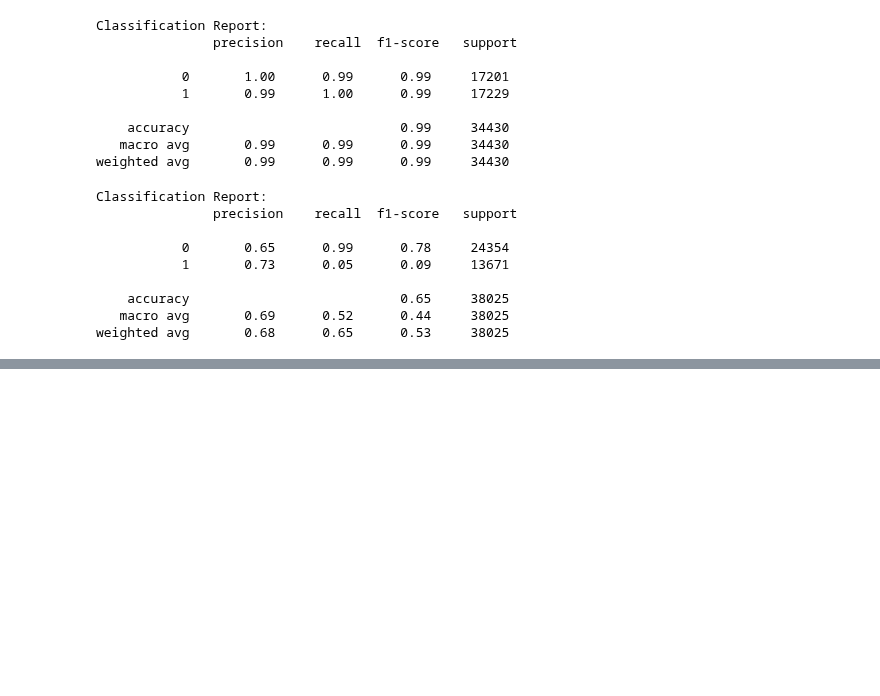
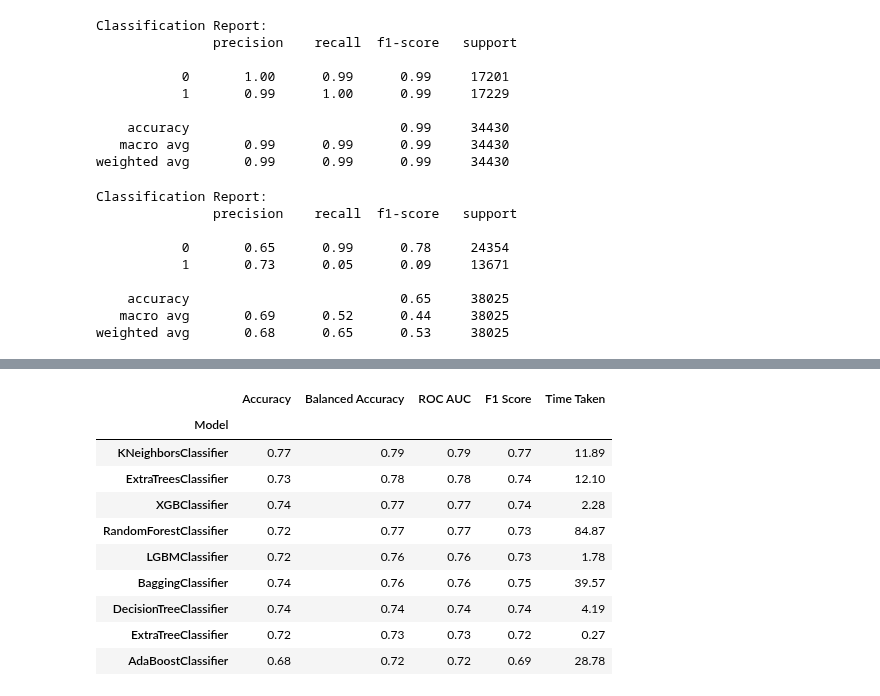
Before and after one commit to Rithuh/Graph-Based-Network-Anomaly-Detection, a Jupyter notebook: GAT-KNN.ipynb, the cells around one changed output, grey strips where cells are left out. Cells and saved outputs as stored; diff of their text form; code cells hidden in the pictures; blank space fills up the shorter version.

```diff
--- a/GAT-KNN.ipynb
+++ b/GAT-KNN.ipynb
@@ -85,13 +85,14 @@ Name: count, dtype: int64
 # %% [markdown]
 Use stcpb, dtcpb to substitute the unavailablity of ip port
 # %%
-autraindrop = ['ï»¿id', 'rate', 'sloss', 'dloss','trans_depth','tcprtt','ct_srv_src','ct_dst_ltm',
+audrop = ['ï»¿id', 'rate', 'sloss', 'dloss','trans_depth','tcprtt','ct_srv_src','ct_dst_ltm',
         'ct_src_dport_ltm', 'ct_dst_sport_ltm', 'ct_dst_src_ltm',
         'is_ftp_login', 'ct_ftp_cmd', 'ct_flw_http_mthd', 'ct_src_ltm',
         'ct_srv_dst', 'is_sm_ips_ports', 'attack_cat']
 
+audrop1 = ['ï»¿id', 'is_sm_ips_ports','attack_cat']
 
-autrain = autrain.drop(autraindrop, axis = 1)
+autrain = autrain.drop(audrop1, axis = 1)
 autrain.rename(columns={'dinpkt':'Dintpkt','djit':'Djit','dload':'Dload','dpkts':'Dpkts','label':'Label','sinpkt':'Sintpkt','sjit':'Sjit', 'sload':'Sload', 'spkts':'Spkts','dmean':'dmeansz','response_body_len':'res_bdy_len', 'smean':'smeansz'}, inplace=True)
 autrain = autrain[(autrain['proto']=='tcp') | (autrain['proto']=='udp') | (autrain['proto']=='ospf')]
 autrain = autrain[(autrain['service']=='ssh') | (autrain['service']=='ftp-data ')  | (autrain['service']=='ftp') | (autrain['service']=='-') | (autrain['service']=='dns') | (autrain['service']=='smtp') | (autrain['service']=='http') | (autrain['service']=='radius') | (autrain['service']=='pop3') ]
@@ -120,14 +121,16 @@ autrain['state'].replace("INT", 5, inplace = True)
 
 for column in autrain.columns:
         if column != 'Label':
-                col_mean = sum(autrain[column]) / len(autrain[column])
-                col_std = (sum((x - col_mean) ** 2 for x in autrain[column]) / len(autrain[column])) ** 0.5
-                autrain[column] = [(x - col_mean) / col_std for x in autrain[column]]
+                try:
+                        col_mean = sum(autrain[column]) / len(autrain[column])
+                        col_std = (sum((x - col_mean) ** 2 for x in autrain[column]) / len(autrain[column])) ** 0.5
+                        autrain[column] = [(x - col_mean) / col_std for x in autrain[column]]
+                except:
+                        print("Failing: ", column, type(column))
 
 
 autrain = autrain.drop_duplicates(['sttl', 'dttl', 'swin', 'dwin','stcpb','dtcpb'], keep = 'last')
 autrainAttributes = autrain.drop(['Label'], axis = 1)
-autrainAttributes = autrainAttributes[trainAttributes.columns]
 autrainLabel = autrain['Label']
 # %%
 print("Train Set:\n",autrain.Label.value_counts())
@@ -1027,7 +1138,7 @@ GraphSAGEedge_scores_test = GraphSAGEmodel1(x_test_tensor, edge_index_test_tenso
 num_nodes_autrain = len(autrainnodes)
 num_edges_autrain = len(autrain_tuples)
 num_node_features = 2
-num_edge_features = 20
+num_edge_features = 35
 hidden_channels = 8
 num_classes = 26
 
@@ -1153,0 +1271,23 @@ weighted avg       0.82      0.76      0.76     38025
+# %%
+# List of classifiers to include
+import sklearn
+import xgboost
+import lightgbm
+import sklearn.discriminant_analysis
+from lazypredict.Supervised import LazyClassifier
+
+classifiers = [
+    ('AdaBoostClassifier', sklearn.ensemble._weight_boosting.AdaBoostClassifier),
+    ('BaggingClassifier', sklearn.ensemble._bagging.BaggingClassifier),
+    ('DecisionTreeClassifier', sklearn.tree._classes.DecisionTreeClassifier),
+    ('ExtraTreeClassifier', sklearn.ensemble._forest.ExtraTreeClassifier),
+    ('ExtraTreesClassifier', sklearn.ensemble._forest.ExtraTreesClassifier),
+    ('KNeighborsClassifier',  sklearn.neighbors._classification.KNeighborsClassifier),
+    # ('NuSVC', sklearn.svm._classes.NuSVC),
+    ('RandomForestClassifier', sklearn.ensemble._forest.RandomForestClassifier),
+    # ('SVC', sklearn.svm._classes.SVC),
+    ('XGBClassifier', xgboost.sklearn.XGBClassifier),
+    ('LGBMClassifier', lightgbm.sklearn.LGBMClassifier)]
+clf = LazyClassifier(verbose=1,ignore_warnings=True, custom_metric=None,classifiers= classifiers, predictions=True)
+
+aumodels, aupredictions = clf.fit(auX_train, auX_test, autrainLabel, autestLabel)
@@ -1153,0 +1340,14 @@ weighted avg       0.82      0.76      0.76     38025
+# %%
+aumodels
+# %% [output]
+|  | Accuracy | Balanced Accuracy | ROC AUC | F1 Score | Time Taken |
+| Model |  |  |  |  |  |
+| KNeighborsClassifier | 0.77 | 0.79 | 0.79 | 0.77 | 11.89 |
+| ExtraTreesClassifier | 0.73 | 0.78 | 0.78 | 0.74 | 12.10 |
+| XGBClassifier | 0.74 | 0.77 | 0.77 | 0.74 | 2.28 |
+| RandomForestClassifier | 0.72 | 0.77 | 0.77 | 0.73 | 84.87 |
+| LGBMClassifier | 0.72 | 0.76 | 0.76 | 0.73 | 1.78 |
+| BaggingClassifier | 0.74 | 0.76 | 0.76 | 0.75 | 39.57 |
+| DecisionTreeClassifier | 0.74 | 0.74 | 0.74 | 0.74 | 4.19 |
+| ExtraTreeClassifier | 0.72 | 0.73 | 0.73 | 0.72 | 0.27 |
+| AdaBoostClassifier | 0.68 | 0.72 | 0.72 | 0.69 | 28.78 |
```
Also changed, not shown: parts of 32 cells of this notebook.
